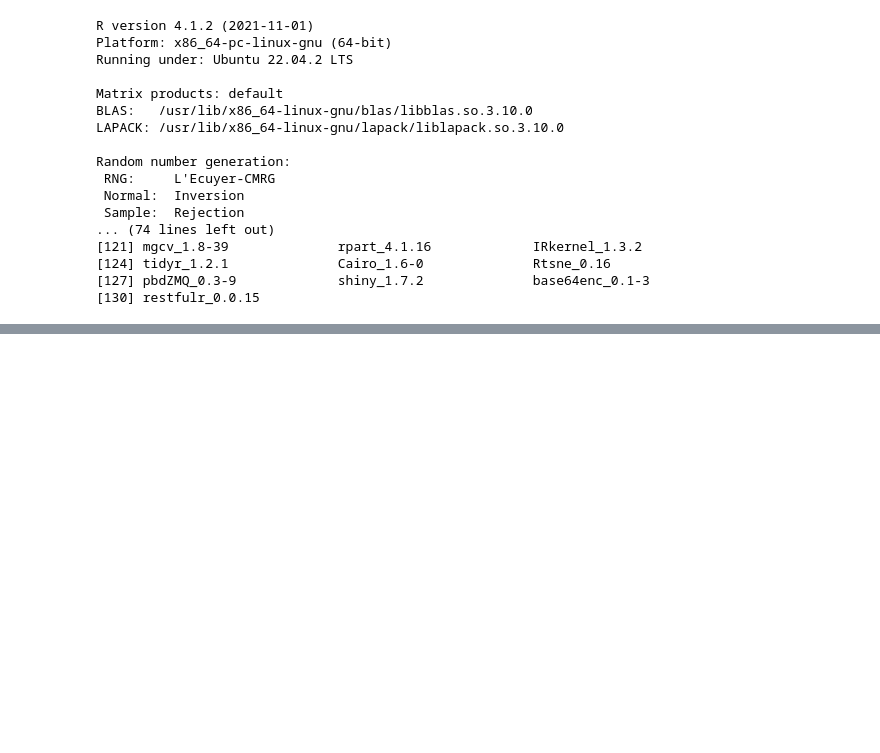
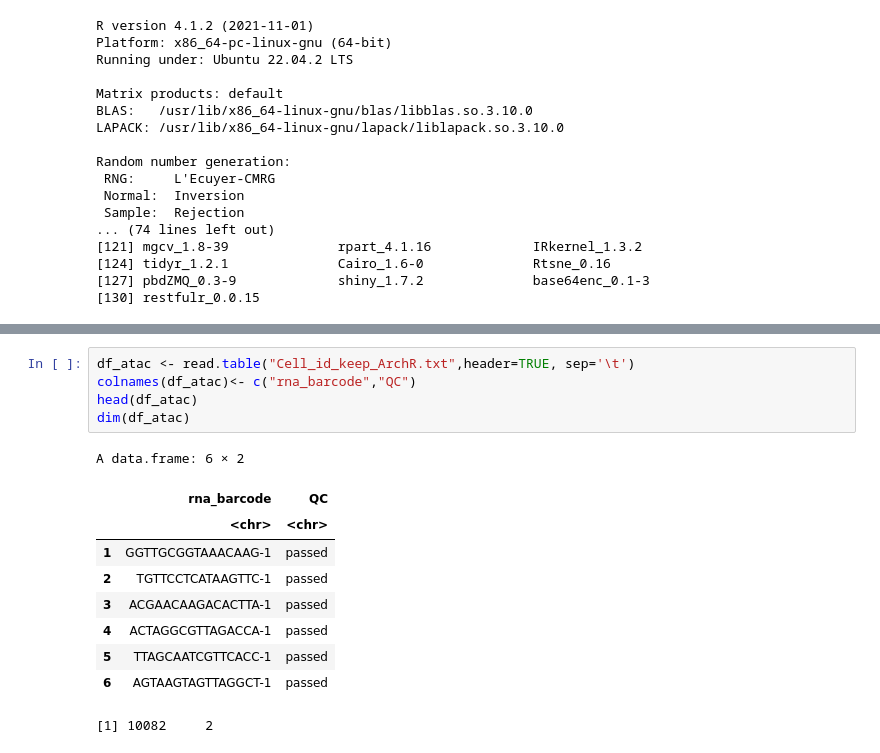
Before and after one commit to RoseYuan/sc_chromatin_benchmark, a Jupyter notebook: scripts/data_cleaning/PBMC_multiomics/PBMC_multiomics.ipynb, the cells around one changed output, grey strips where cells are left out. Cells and saved outputs as stored; diff of their text form; blank space fills up the shorter version.

```diff
--- a/scripts/data_cleaning/PBMC_multiomics/PBMC_multiomics.ipynb
+++ b/scripts/data_cleaning/PBMC_multiomics/PBMC_multiomics.ipynb
@@ -367,0 +393,16 @@ Random number generation:
+# %%
+df_atac <- read.table("Cell_id_keep_ArchR.txt",header=TRUE, sep='\t')
+colnames(df_atac)<- c("rna_barcode","QC")
+head(df_atac)
+dim(df_atac)
+# %% [output]
+A data.frame: 6 × 2
+|  | rna_barcode | QC |
+|  | <chr> | <chr> |
+| 1 | GGTTGCGGTAAACAAG-1 | passed |
+| 2 | TGTTCCTCATAAGTTC-1 | passed |
+| 3 | ACGAACAAGACACTTA-1 | passed |
+| 4 | ACTAGGCGTTAGACCA-1 | passed |
+| 5 | TTAGCAATCGTTCACC-1 | passed |
+| 6 | AGTAAGTAGTTAGGCT-1 | passed |
+[1] 10082     2
```
Also changed, not shown: parts of 9 cells of this notebook, 12 other files.
